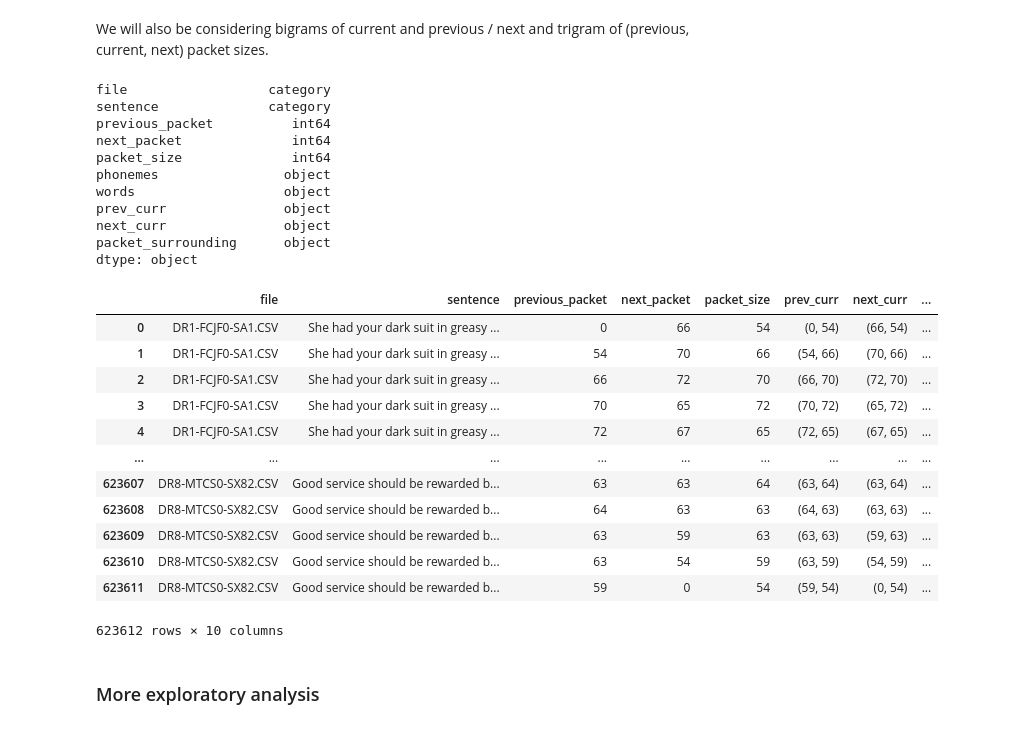
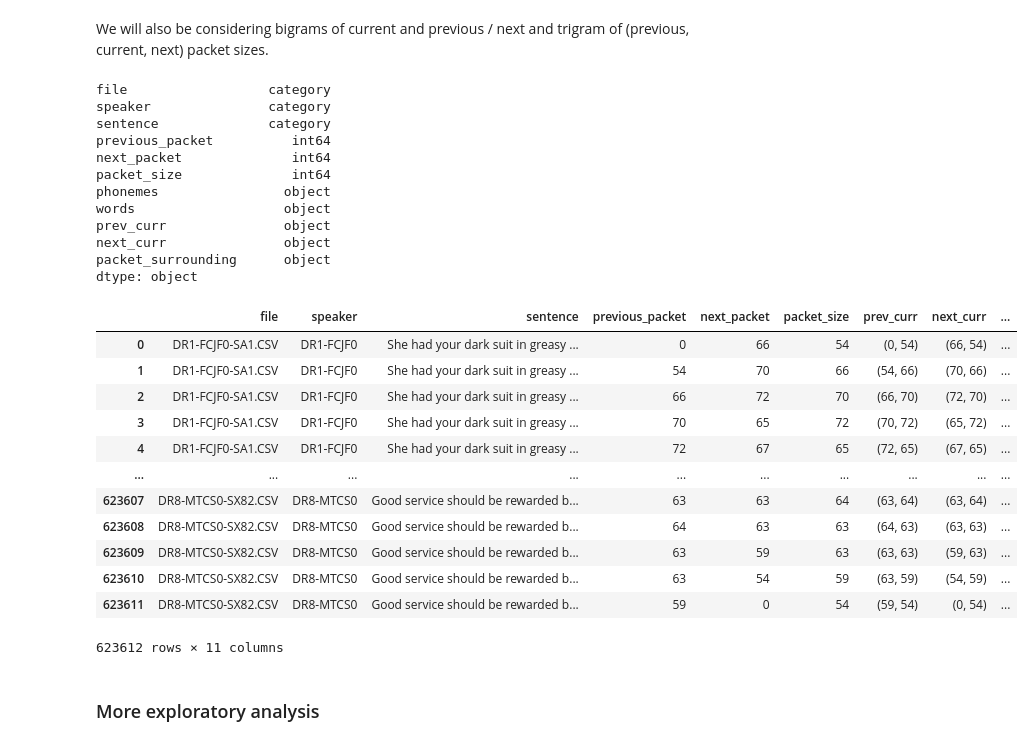
Before and after one commit to czFIRE/BT_attack_on_VoIP_encrypted_messengers, a Jupyter notebook: bt.ipynb, the cells around one changed output. Cells and saved outputs as stored; diff of their text form; code cells hidden in the pictures.

```diff
--- a/bt.ipynb
+++ b/bt.ipynb
@@ -451,7 +455,7 @@ def file_parser_with_prev_next(path):
     file = open(path, 'r')
     lines = file.readlines()
 
-    file_type = path.split("-")[2]
+    file_name = [path.split('/')[-1]]
     sentence = ""
     file_data = []
 
@@ -488,12 +492,12 @@ def file_parser_with_prev_next(path):
         line[2] = tuple(list(map(lambda a: a.strip('"'), line[2].split(','))))
 
         if (has_value):
-            file_data[-1][3] = line[0]
+            file_data[-1][4] = line[0]
 
         # file_type and sentence contain duplicate informations, but are kept for readability
-        line = [path.split('/')[3]] + [sentence] + [previous] + [0] + line
+        line = file_name + [file_name[0][0:9]] + [sentence] + [previous] + [0] + line
         #adding previous as feature
-        previous = line[4]
+        previous = line[5]
         file_data += [line]
 
         #adding next frame as feature
@@ -501,7 +505,7 @@ def file_parser_with_prev_next(path):
 
 
 
-    return pd.DataFrame(file_data, columns=['file', 'sentence', 'previous_packet', 'next_packet','packet_size', 'phonemes', 'words'])
+    return pd.DataFrame(file_data, columns=['file', 'speaker', 'sentence', 'previous_packet', 'next_packet','packet_size', 'phonemes', 'words'])
 
 def load_files_with_prev_next(directory):
     filelist = os.listdir(directory)
@@ -562,6 +567,7 @@ add_surrounding(skype_data)
 skype_data.dtypes
 # %% [output]
 file                  category
+speaker               category
 sentence              category
 previous_packet          int64
 next_packet              int64
@@ -573,22 +579,22 @@ next_curr               object
 packet_surrounding      object
 dtype: object
 # %%
-skype_data = skype_data[['file', 'sentence', 'previous_packet', 'next_packet','packet_size', 'prev_curr', 'next_curr', 'packet_surrounding', 'phonemes', 'words']]
+skype_data = skype_data[['file', 'speaker', 'sentence', 'previous_packet', 'next_packet','packet_size', 'prev_curr', 'next_curr', 'packet_surrounding', 'phonemes', 'words']]
 skype_data
 # %% [output]
-|  | file | sentence | previous_packet | next_packet | packet_size | prev_curr | next_curr | ... |
-| 0 | DR1-FCJF0-SA1.CSV | She had your dark suit in greasy ... | 0 | 66 | 54 | (0, 54) | (66, 54) | ... |
-| 1 | DR1-FCJF0-SA1.CSV | She had your dark suit in greasy ... | 54 | 70 | 66 | (54, 66) | (70, 66) | ... |
-| 2 | DR1-FCJF0-SA1.CSV | She had your dark suit in greasy ... | 66 | 72 | 70 | (66, 70) | (72, 70) | ... |
-| 3 | DR1-FCJF0-SA1.CSV | She had your dark suit in greasy ... | 70 | 65 | 72 | (70, 72) | (65, 72) | ... |
-| 4 | DR1-FCJF0-SA1.CSV | She had your dark suit in greasy ... | 72 | 67 | 65 | (72, 65) | (67, 65) | ... |
-| ... | ... | ... | ... | ... | ... | ... | ... | ... |
-| 623607 | DR8-MTCS0-SX82.CSV | Good service should be rewarded b... | 63 | 63 | 64 | (63, 64) | (63, 64) | ... |
-| 623608 | DR8-MTCS0-SX82.CSV | Good service should be rewarded b... | 64 | 63 | 63 | (64, 63) | (63, 63) | ... |
-| 623609 | DR8-MTCS0-SX82.CSV | Good service should be rewarded b... | 63 | 59 | 63 | (63, 63) | (59, 63) | ... |
-| 623610 | DR8-MTCS0-SX82.CSV | Good service should be rewarded b... | 63 | 54 | 59 | (63, 59) | (54, 59) | ... |
-| 623611 | DR8-MTCS0-SX82.CSV | Good service should be rewarded b... | 59 | 0 | 54 | (59, 54) | (0, 54) | ... |
+|  | file | speaker | sentence | previous_packet | next_packet | packet_size | prev_curr | next_curr | ... |
+| 0 | DR1-FCJF0-SA1.CSV | DR1-FCJF0 | She had your dark suit in greasy ... | 0 | 66 | 54 | (0, 54) | (66, 54) | ... |
+| 1 | DR1-FCJF0-SA1.CSV | DR1-FCJF0 | She had your dark suit in greasy ... | 54 | 70 | 66 | (54, 66) | (70, 66) | ... |
+| 2 | DR1-FCJF0-SA1.CSV | DR1-FCJF0 | She had your dark suit in greasy ... | 66 | 72 | 70 | (66, 70) | (72, 70) | ... |
+| 3 | DR1-FCJF0-SA1.CSV | DR1-FCJF0 | She had your dark suit in greasy ... | 70 | 65 | 72 | (70, 72) | (65, 72) | ... |
+| 4 | DR1-FCJF0-SA1.CSV | DR1-FCJF0 | She had your dark suit in greasy ... | 72 | 67 | 65 | (72, 65) | (67, 65) | ... |
+| ... | ... | ... | ... | ... | ... | ... | ... | ... | ... |
+| 623607 | DR8-MTCS0-SX82.CSV | DR8-MTCS0 | Good service should be rewarded b... | 63 | 63 | 64 | (63, 64) | (63, 64) | ... |
+| 623608 | DR8-MTCS0-SX82.CSV | DR8-MTCS0 | Good service should be rewarded b... | 64 | 63 | 63 | (64, 63) | (63, 63) | ... |
+| 623609 | DR8-MTCS0-SX82.CSV | DR8-MTCS0 | Good service should be rewarded b... | 63 | 59 | 63 | (63, 63) | (59, 63) | ... |
+| 623610 | DR8-MTCS0-SX82.CSV | DR8-MTCS0 | Good service should be rewarded b... | 63 | 54 | 59 | (63, 59) | (54, 59) | ... |
+| 623611 | DR8-MTCS0-SX82.CSV | DR8-MTCS0 | Good service should be rewarded b... | 59 | 0 | 54 | (59, 54) | (0, 54) | ... |
-623612 rows × 10 columns
+623612 rows × 11 columns
 # %% [markdown]
 ### More exploratory analysis
 # %%
```
Also changed, not shown: parts of 18 cells of this notebook.
